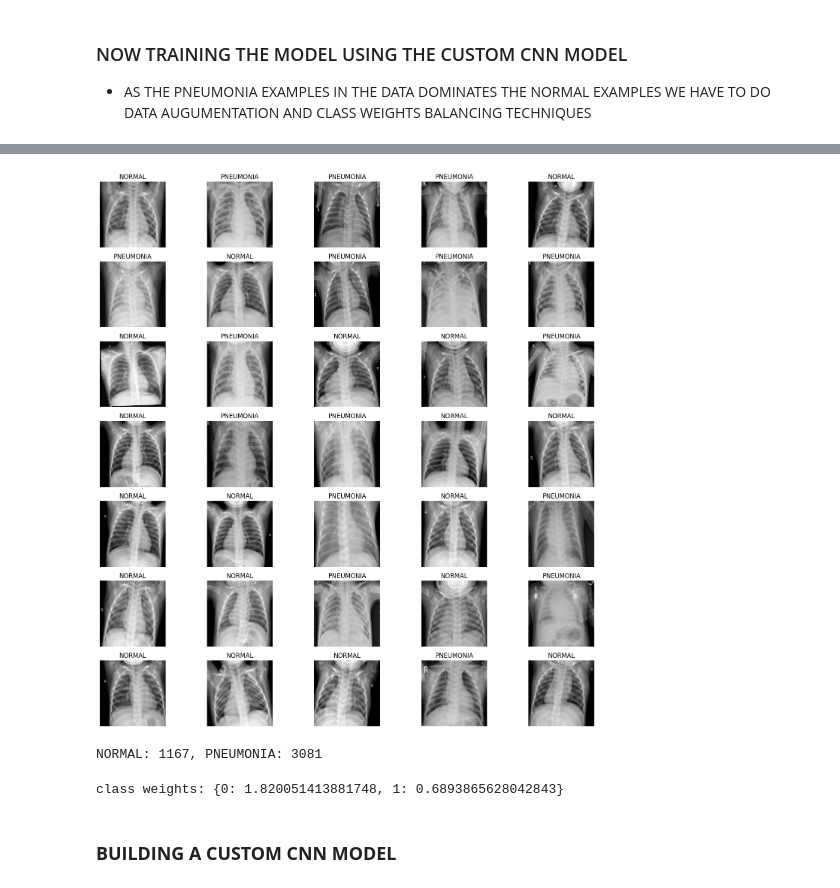
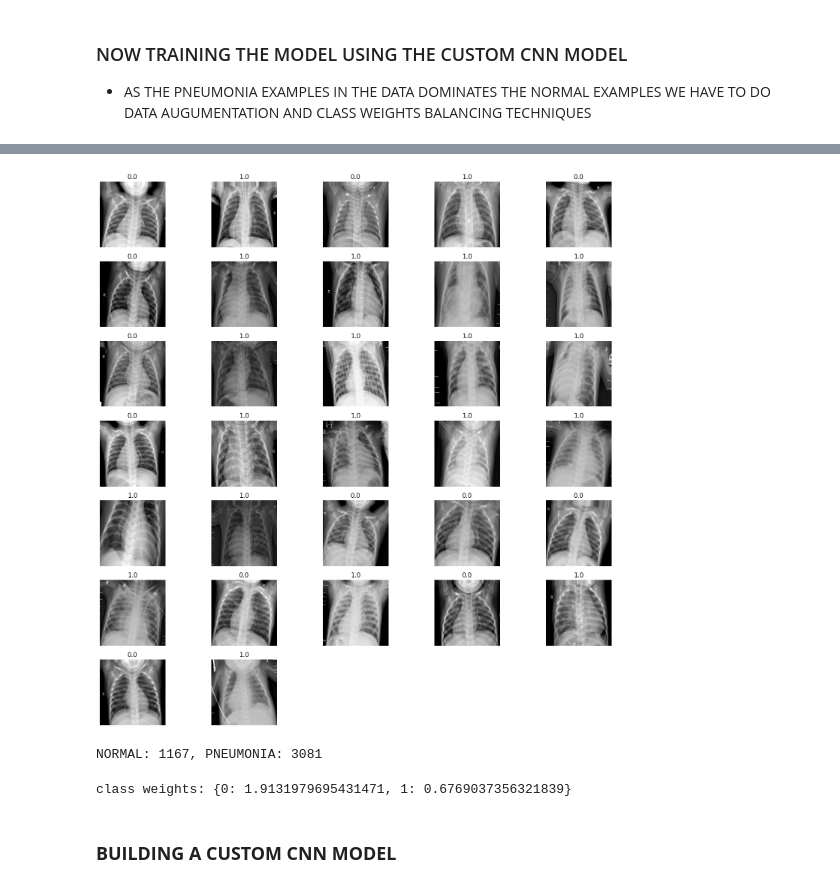
Before and after one commit to Rajesh-Nimmalapudi/Pneumonia-Detection-Using-CNN, a Jupyter notebook: penumonia-detection-using-vgg-16-cnn.ipynb, the cells around one changed output, grey strips where cells are left out. Drawn from its saved outputs; the diff is of its cells as text; code cells hidden in the pictures.

```diff
--- a/penumonia-detection-using-vgg-16-cnn.ipynb
+++ b/penumonia-detection-using-vgg-16-cnn.ipynb
@@ -615,18 +550,18 @@ Found 801 images belonging to 2 classes.
 # %%
 # Plot some images to ensure that the augmentation does NOT change the pics too much
 x_batch, y_batch = next(train_generator)
 
 plt.figure(figsize=(15,15))
-for i in range(35):
+for i in range(32):
     img = x_batch[i].squeeze()
-    label = 'NORMAL' if np.argmax(y_batch[i]) == 0 else 'PNEUMONIA'
+    label = y_batch[i]
 
     plt.subplot(7, 5, i + 1)
     plt.imshow(img, cmap='gray')
     plt.title(label)
     plt.axis('off')
 plt.tight_layout()
 plt.show()
 # %% [output]
-[figure, old version]
+[figure, new version]
 # %%
@@ -651,6 +586,7 @@ y_train_labels = np.array(y_train_labels)
 NORMAL: 1167, PNEUMONIA: 3081
 # %%
 # Compute class weights
+y_train_labels  = train_generator.classes
 class_weights = class_weight.compute_class_weight(
     class_weight = 'balanced',
     classes = np.unique(y_train_labels),
@@ -659,7 +595,7 @@ class_weights = class_weight.compute_class_weight(
 class_weight_dict = dict(enumerate(class_weights))
 print("class weights:",class_weight_dict)
 # %% [output]
-class weights: {0: 1.820051413881748, 1: 0.6893865628042843}
+class weights: {0: 1.9131979695431471, 1: 0.6769037356321839}
 # %% [markdown]
 ### **BUILDING A CUSTOM CNN MODEL**
 # %%
```
Also changed, not shown: parts of 20 cells of this notebook.
